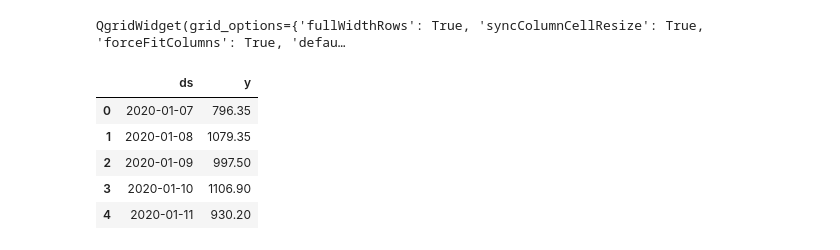
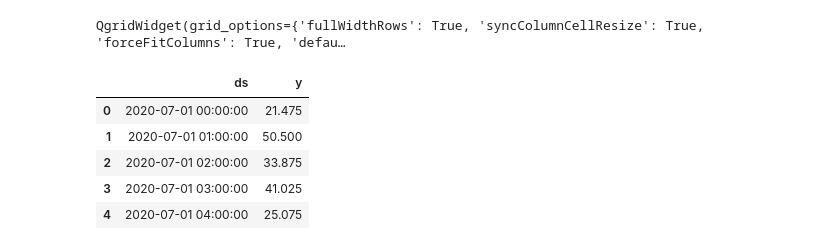
Before and after one commit to Marco-Meo/schulung_python, a Jupyter notebook: Jupyter/timeseries.ipynb, the cells around one changed output. Drawn from its saved outputs; the diff is of its cells as text; code cells hidden in the pictures.

```diff
--- a/Jupyter/timeseries.ipynb
+++ b/Jupyter/timeseries.ipynb
@@ -48,7 +52,7 @@ for mc in elements.findall('.//rsm:MeteringData', ns):
             value.append(val.text)
         # Analyse with pandas
         periods = len(mc.findall('rsm:Observation/rsm:Volume', ns))
-        rng = pd.date_range(dt_start.strftime("%d.%m.%Y %H:%M"), periods=periods, freq='15Min')
+        rng = pd.date_range(dt_start, periods=periods, freq='15Min')
         df2 = pd.Series(data=value[1:], index=rng, dtype=float)
         # if periods > 2976:
         #     df2 = df2.resample('1d').sum()
@@ -87,7 +91,7 @@ for mc in elements.findall('.//rsm:MeteringData', ns):
             value.append(val.text)
         # Analyse with pandas
         periods = len(mc.findall('rsm:Observation/rsm:Volume', ns))
-        rng = pd.date_range(dt_start.strftime("%d.%m.%Y %H:%M"), periods=periods, freq='15Min')
+        rng = pd.date_range(dt_start, periods=periods, freq='15Min')
         df2 = pd.Series(data=value[1:], index=rng, dtype=float)
         # if periods > 2976:
         #     df2 = df2.resample('1d').sum()
@@ -122,7 +126,7 @@ for mc in elements.findall('.//rsm:MeteringData', ns):
             value.append(val.text)
         # Analyse with pandas
         periods = len(mc.findall('rsm:Observation/rsm:Volume', ns))
-        rng = pd.date_range(dt_start.strftime("%d.%m.%Y %H:%M"), periods=periods, freq='15Min')
+        rng = pd.date_range(dt_start, periods=periods, freq='15Min')
         df2 = pd.Series(data=value[1:], index=rng, dtype=float)
         # if periods > 2976:
         #     df2 = df2.resample('1d').sum()
@@ -184,17 +188,17 @@ QgridWidget(grid_options={'fullWidthRows': True, 'syncColumnCellResize': True, '
 # %%
 # Prepare Dataframe
 dfxc = dfx.copy()
-dfxc = dfxc.resample('1d').sum()
+dfxc = dfxc.resample('1h').sum()
 dataframe = dfxc.to_frame(name='y')
 dataframe['ds']=dataframe.index
 dataframe.reset_index(inplace=True)
 dataframe.drop(['index'], axis=1, inplace=True)
 dataframe = dataframe[['ds', 'y']]
 dataframe.head()
 # %% [output]
 |  | ds | y |
-| 0 | 2020-01-07 | 796.35 |
-| 1 | 2020-01-08 | 1079.35 |
-| 2 | 2020-01-09 | 997.50 |
-| 3 | 2020-01-10 | 1106.90 |
-| 4 | 2020-01-11 | 930.20 |
+| 0 | 2020-07-01 00:00:00 | 21.475 |
+| 1 | 2020-07-01 01:00:00 | 50.500 |
+| 2 | 2020-07-01 02:00:00 | 33.875 |
+| 3 | 2020-07-01 03:00:00 | 41.025 |
+| 4 | 2020-07-01 04:00:00 | 25.075 |
```
Also changed, not shown: parts of 7 cells of this notebook, 2 other files.
